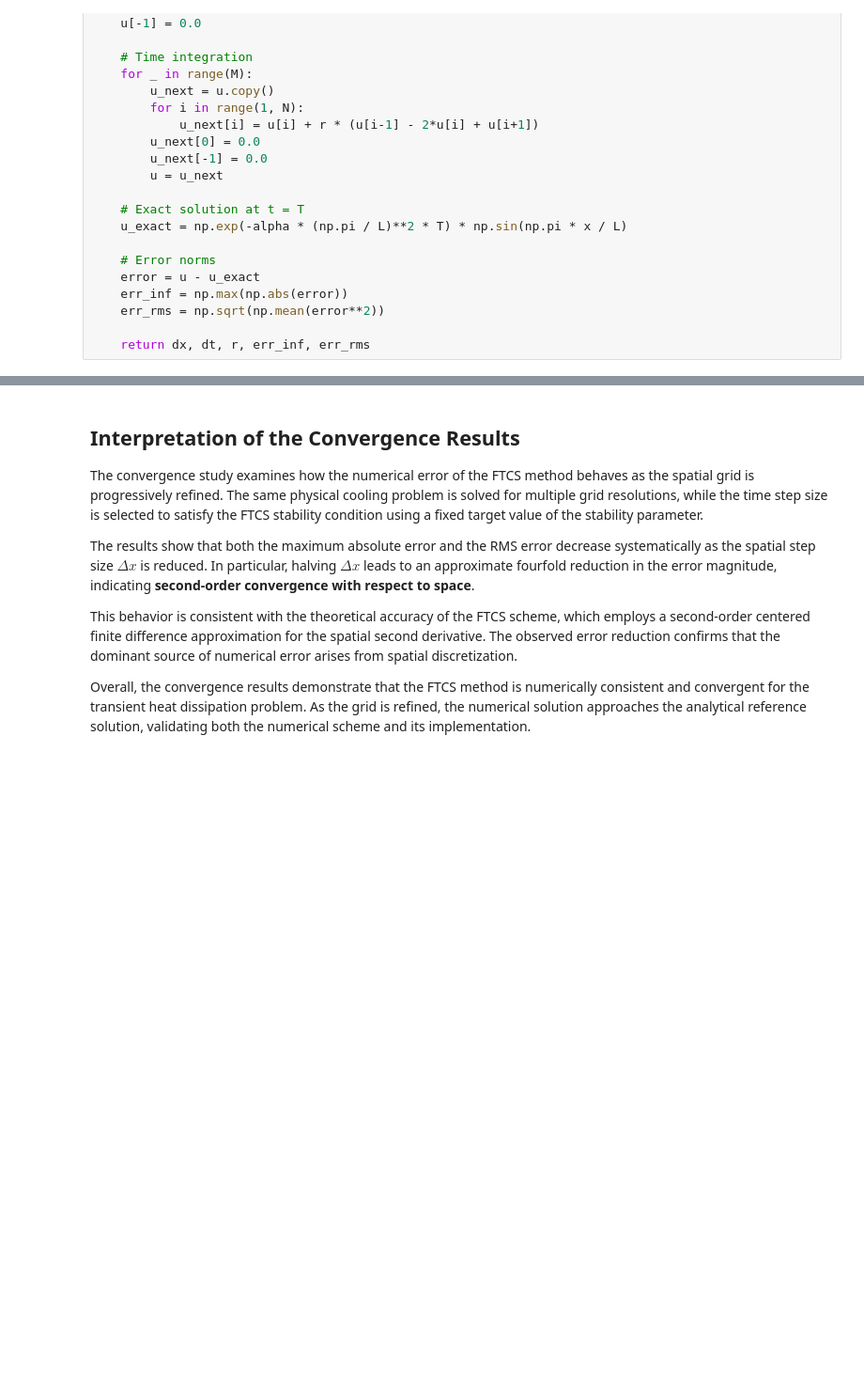
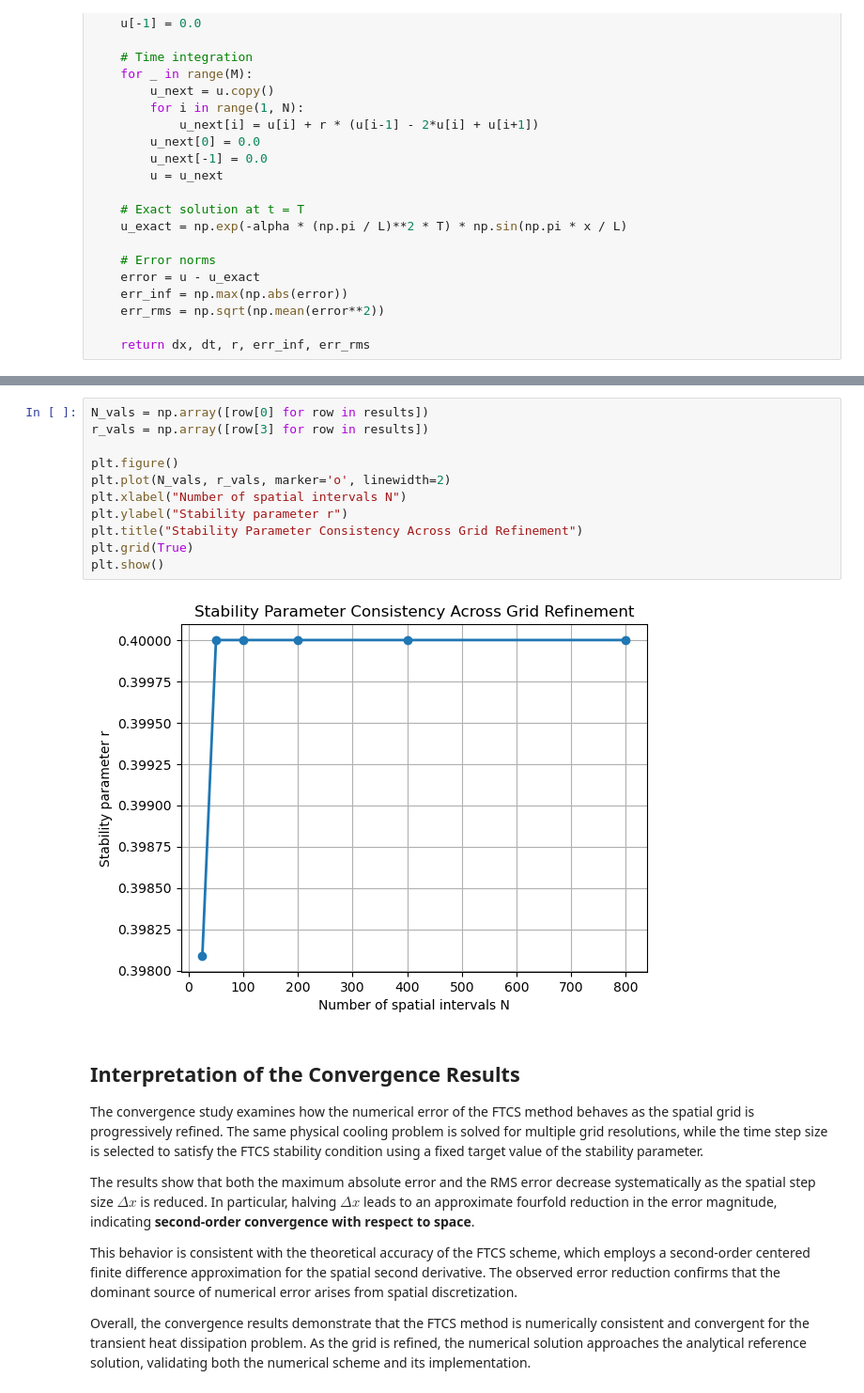
Before and after one commit to merteldem1r/Numerical-Analysis-MATH353, a Jupyter notebook: Term-Project/Mert_Eldemir_25120205086_MAT353.ipynb, the cells around one changed output, grey strips where cells are left out. Shown: that part at 94% size. Cells and saved outputs as stored; diff of their text form; blank space fills up the shorter version.

```diff
--- a/Term-Project/Mert_Eldemir_25120205086_MAT353.ipynb
+++ b/Term-Project/Mert_Eldemir_25120205086_MAT353.ipynb
@@ -734,3 +751,16 @@ plt.show()
+# %%
+N_vals = np.array([row[0] for row in results])
+r_vals = np.array([row[3] for row in results])
+
+plt.figure()
+plt.plot(N_vals, r_vals, marker='o', linewidth=2)
+plt.xlabel("Number of spatial intervals N")
+plt.ylabel("Stability parameter r")
+plt.title("Stability Parameter Consistency Across Grid Refinement")
+plt.grid(True)
+plt.show()
+# %% [output]
+[figure, added]
 # %% [markdown]
 ## Interpretation of the Convergence Results
 
```
Also changed, not shown: parts of 5 cells of this notebook.
